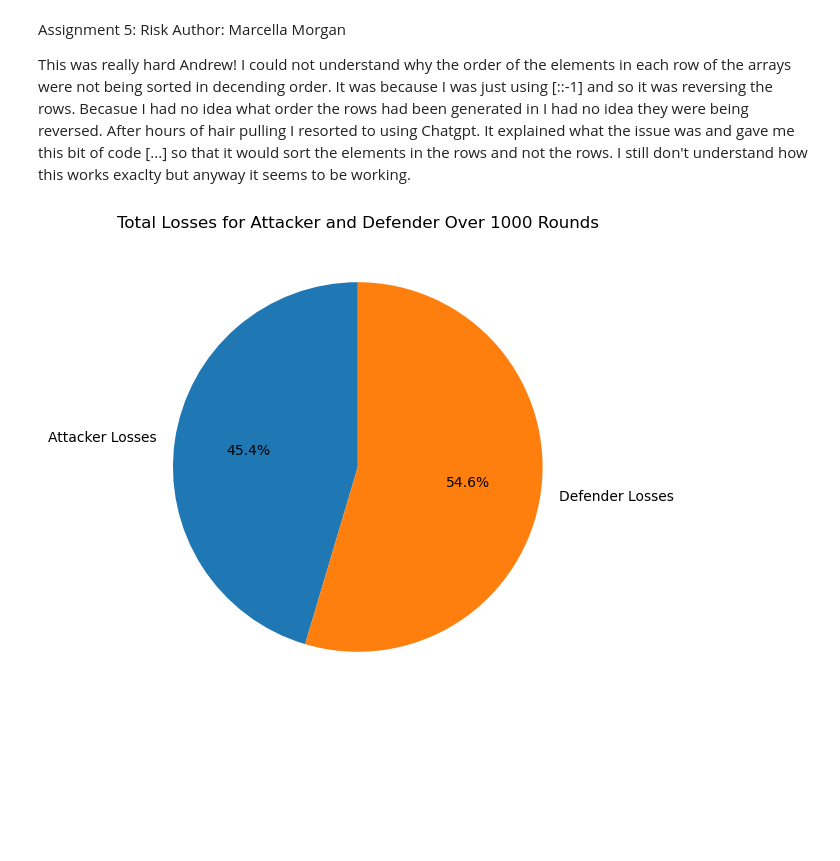
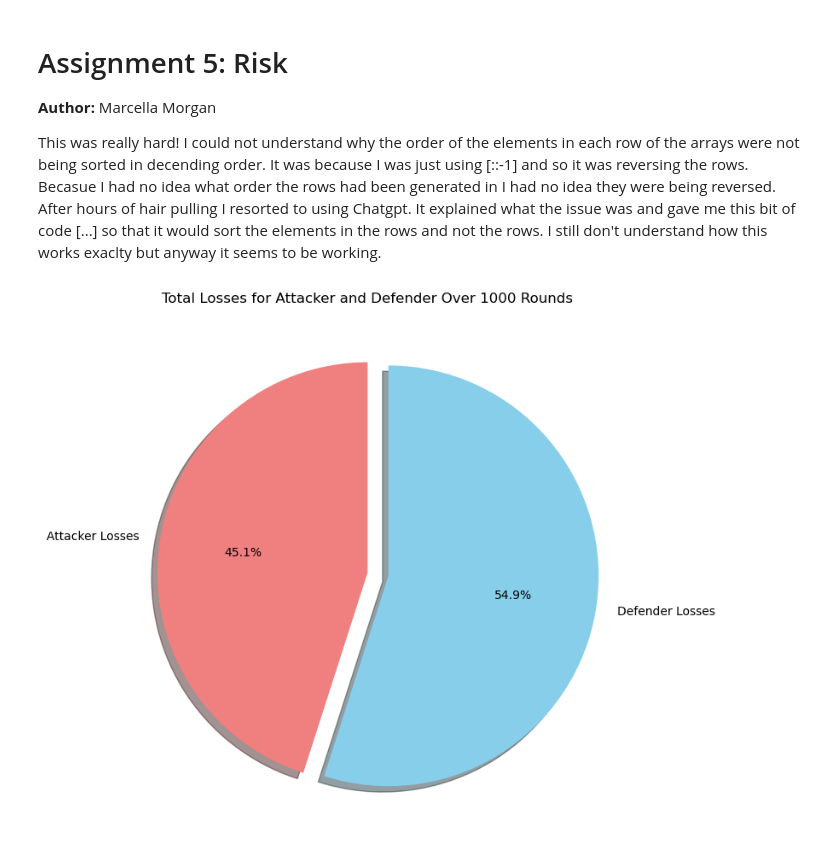
Before and after one commit to morgam7/PFDA-assignments, a Jupyter notebook: assignment_5_risk.ipynb, the cells around one changed output. Cells and saved outputs as stored; diff of their text form; code cells hidden in the pictures; blank space fills up the shorter version.

Commit message:
Finishing Assignment 5

```diff
--- a/assignment_5_risk.ipynb
+++ b/assignment_5_risk.ipynb
@@ -1,8 +1,8 @@
 # %% [markdown]
-Assignment 5: Risk
-Author: Marcella Morgan
+# Assignment 5: Risk
+**Author:** Marcella Morgan
 
-This was really hard Andrew! I could not understand why the order of the elements in each row of the arrays were not being sorted in decending order. It was because I was just using [::-1] and so it was reversing the rows. Becasue I had no idea what order the rows had been generated in I had no idea they were being reversed. After hours of hair pulling I resorted to using Chatgpt. It explained what the issue was and gave me this bit of code [...] so that it would sort the elements in the rows and not the rows. I still don't understand how this works exaclty but anyway it seems to be working.
+This was really hard! I could not understand why the order of the elements in each row of the arrays were not being sorted in decending order. It was because I was just using [::-1] and so it was reversing the rows. Becasue I had no idea what order the rows had been generated in I had no idea they were being reversed. After hours of hair pulling I resorted to using Chatgpt. It explained what the issue was and gave me this bit of code [...] so that it would sort the elements in the rows and not the rows. I still don't understand how this works exaclty but anyway it seems to be working.
 # %%
 import numpy as np
 import matplotlib.pyplot as plt
@@ -47,22 +47,31 @@ def skirmish(rounds):
             attacker_loses.append(round_attacker_loss)
             defender_loses.append(round_defender_loss)
 
-            total_attacker_losses = sum(attacker_loses)
-            total_defender_losses = sum(defender_loses)
-
-    return total_attacker_losses, total_defender_losses
+    return attacker_loses, defender_loses
 # %%
+
 
 attacker, defender = skirmish(1000)
 
 # Data for the pie chart
+total_attacker_losses = sum(attacker)
+total_defender_losses = sum(defender)
 labels = ['Attacker Losses', 'Defender Losses']
-sizes = [attacker, defender]
+sizes = [total_attacker_losses, total_defender_losses]
 
 # Plotting the pie chart
-plt.figure(figsize=(6, 6))
-plt.pie(sizes, labels=labels, autopct='%1.1f%%', startangle=90)
+plt.figure(figsize=(8, 8))
+plt.pie(
+    sizes,
+    labels=labels,
+    autopct='%1.1f%%',
+    startangle=90,
+    colors=['lightcoral', 'skyblue'],
+    explode = [0.1 if size == max(sizes) else 0 for size in sizes],
+    shadow=True,)
+
+
 plt.title("Total Losses for Attacker and Defender Over 1000 Rounds")
 plt.show()
 # %% [output]
-[figure, old version]
+[figure, new version]
```
Also changed, not shown: parts of 1 cell of this notebook, 1 other file.
